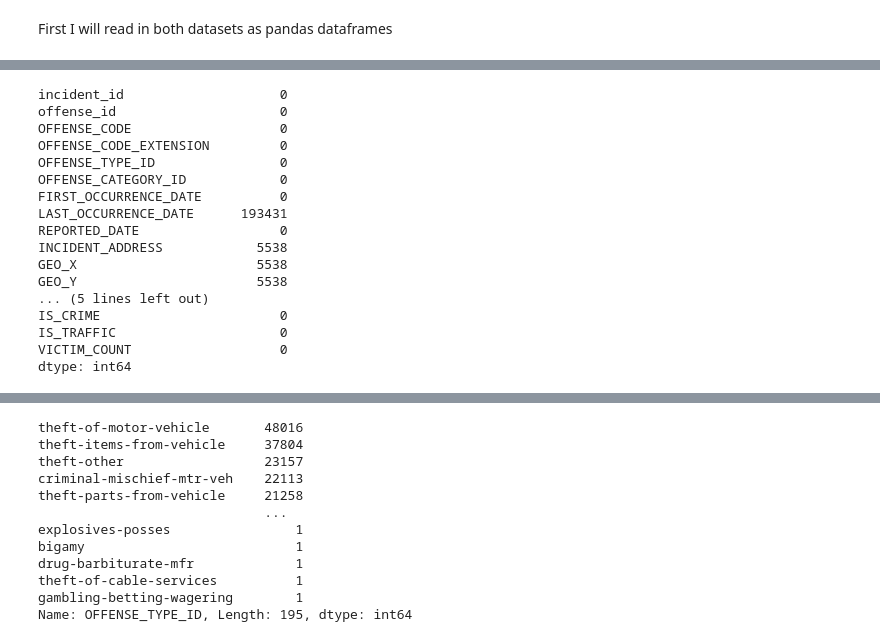
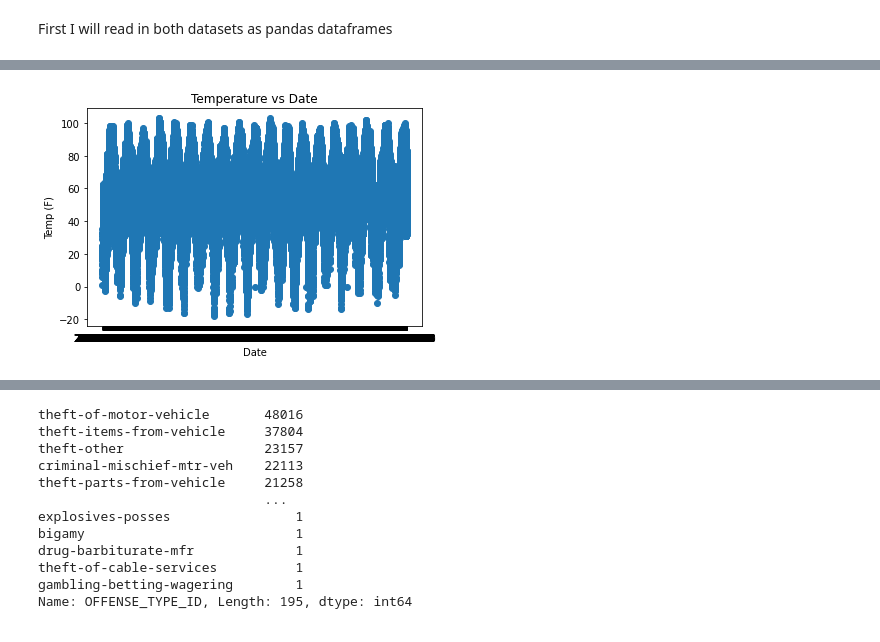
Before and after one commit to laurenawilk/CSCI4502, a Jupyter notebook: dataminingsemesterproject.ipynb, the cells around one changed output, grey strips where cells are left out. Saved outputs shown, nothing was run; the diff lists cells and outputs as text; code cells hidden in the pictures.

```diff
--- a/dataminingsemesterproject.ipynb
+++ b/dataminingsemesterproject.ipynb
@@ -54,21 +52 @@ Condition        4
 dtype: int64
-# %%
-crimeDF.isna().sum()
-# %% [output]
-incident_id                    0
-offense_id                     0
-OFFENSE_CODE                   0
-OFFENSE_CODE_EXTENSION         0
-OFFENSE_TYPE_ID                0
-OFFENSE_CATEGORY_ID            0
-FIRST_OCCURRENCE_DATE          0
-LAST_OCCURRENCE_DATE      193431
-REPORTED_DATE                  0
-INCIDENT_ADDRESS            5538
-GEO_X                       5538
-GEO_Y                       5538
-... (5 lines left out)
-IS_CRIME                       0
-IS_TRAFFIC                     0
-VICTIM_COUNT                   0
-dtype: int64
@@ -80,0 +53,8 @@ crimeDF["REPORT_TIME"] = pd.to_datetime(crimeDF["REPORTED_DATE"]).dt.time
+# %%
+plt.scatter(weatherDF["Date"], weatherDF["Temperature"])
+plt.title("Temperature vs Date")
+plt.xlabel("Date")
+plt.ylabel("Temp (F)")
+plt.show()
+# %% [output]
+[figure, added]
```
Also changed, not shown: parts of 57 cells of this notebook.
